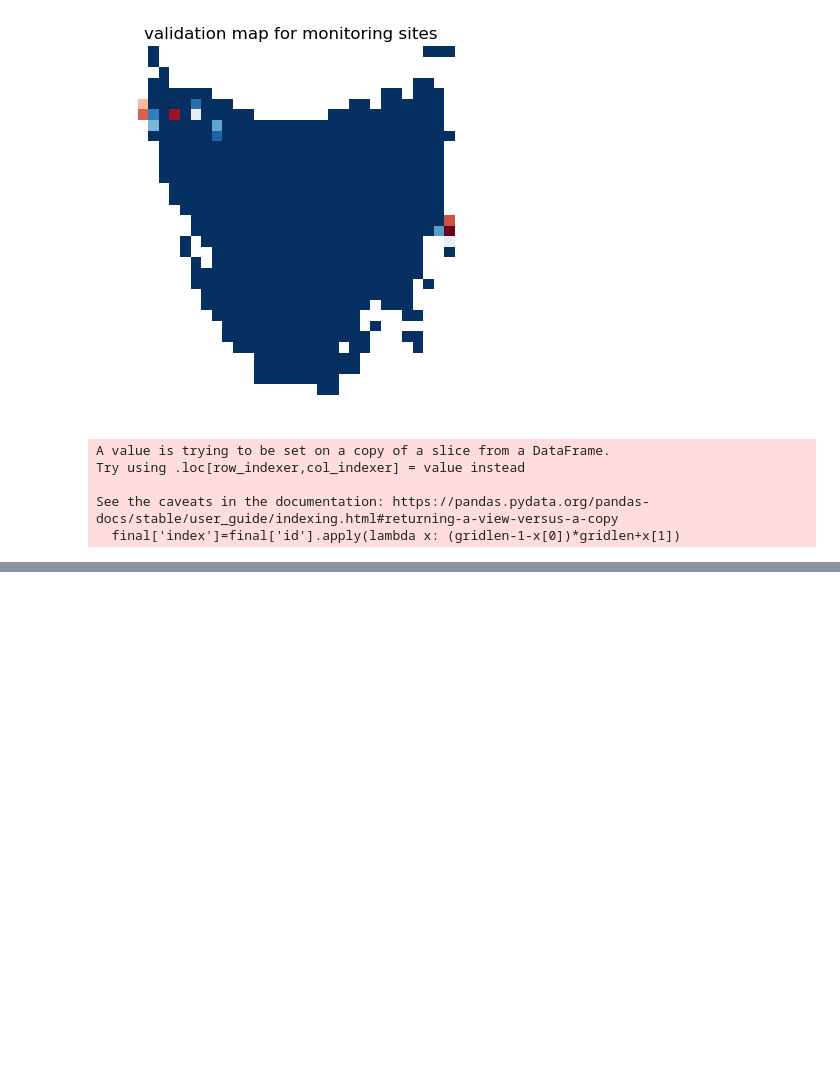
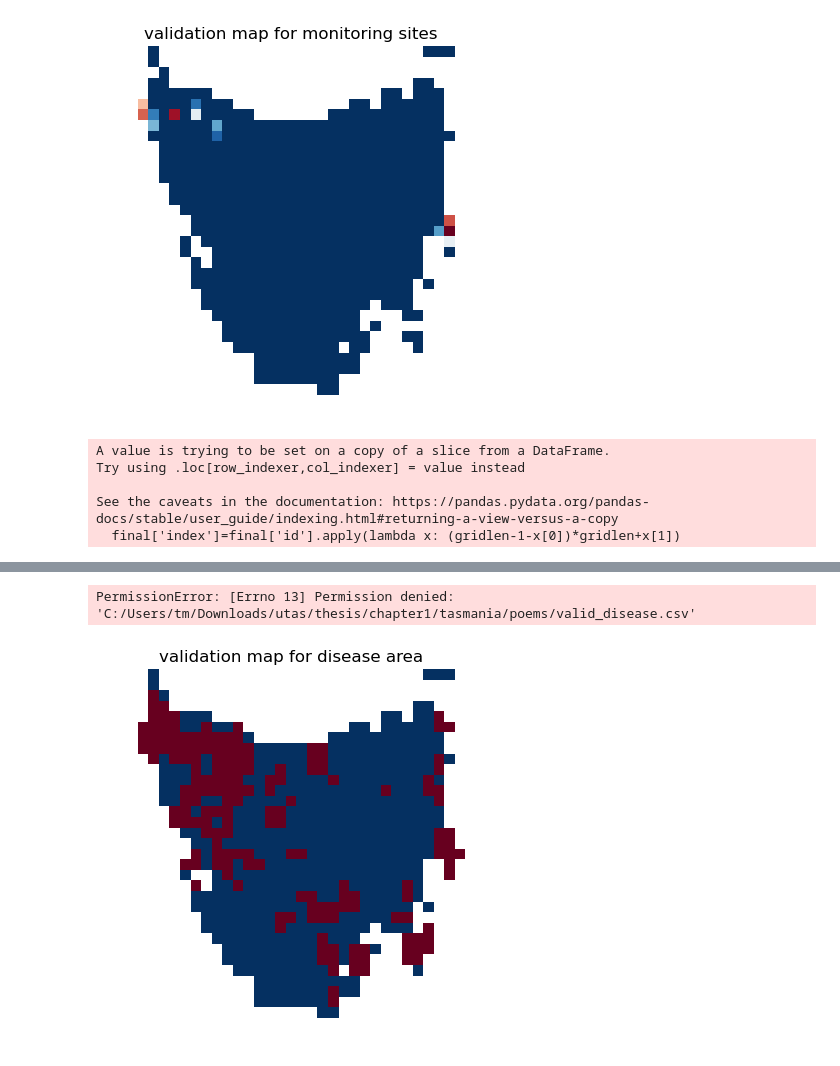
Before and after one commit to je-suis-tm/Devil-Project, a Jupyter notebook: Chapter1/Tasmania/jolly seber tasmania.ipynb, the cells around one changed output, grey strips where cells are left out. Cells and saved outputs as stored; diff of their text form; code cells hidden in the pictures; blank space fills up the shorter version.

```diff
--- a/Chapter1/Tasmania/jolly seber tasmania.ipynb
+++ b/Chapter1/Tasmania/jolly seber tasmania.ipynb
@@ -242,0 +314,44 @@ final[['index', 'year', 'population']].to_csv('C:/Users/tm/Downloads/utas/thesis
+# %%
+#one devil per year
+clean_obs=clean_obs.sort_values(['Microchip','TrappingDate',])
+clean_obs.reset_index(inplace=True,drop=True)
+clean_obs=clean_obs.loc[clean_obs[['Microchip','year',]].drop_duplicates().index]
+# %%
+#calculate
+numerator=clean_obs[clean_obs['DFTDscore']==5].groupby(['id','year']).count()
+denominator=clean_obs.groupby(['id','year']).count()
+unionset=numerator.index.union(denominator.index)
+disease_ratio=numerator.reindex(unionset).fillna(0)/denominator
+# %%
+#create output
+disease_ratio=disease_ratio[['lat']].reset_index()
+disease_ratio.columns=['id','year','ratio']
+
+#compute index in the matrix
+disease_ratio['index']=disease_ratio['id'].apply(lambda x: (gridlen-1-x[0])*gridlen+x[1])
+
+#export
+disease_ratio[['index','year','ratio']].to_csv('C:/Users/tm/Downloads/utas/thesis/chapter1/tasmania/poems/valid_disease.csv',index=False)
+# %% [output]
+PermissionError: [Errno 13] Permission denied: 'C:/Users/tm/Downloads/utas/thesis/chapter1/tasmania/poems/valid_disease.csv'
+# %%
+#generate raster
+hs=np.zeros((gridlen,gridlen))
+
+for i in bioreg.index:
+    hs[bioreg.at[i,'id']]=1
+for i in disease_ratio.index:
+    hs[disease_ratio.at[i,'id']]=2
+hs=np.flip(hs,axis=0)
+
+hs[hs==0]=np.nan
+
+#viz
+import matplotlib.pyplot as plt
+plt.imshow(hs,cmap='RdBu_r',vmin=hs[~np.isnan(hs)].min(),
+           vmax=hs[~np.isnan(hs)].max())
+plt.title('validation map for disease area')
+plt.axis('off')
+plt.show()
+# %% [output]
+[figure, added]
```
Also changed, not shown: parts of 7 cells of this notebook, 2 other files.
